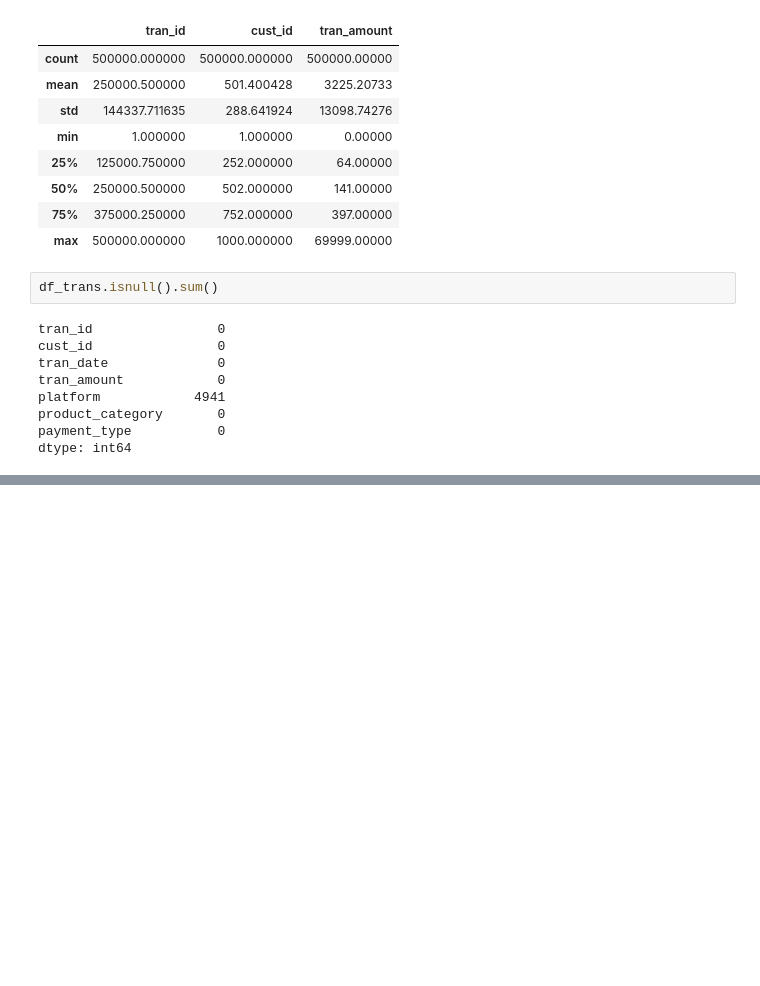
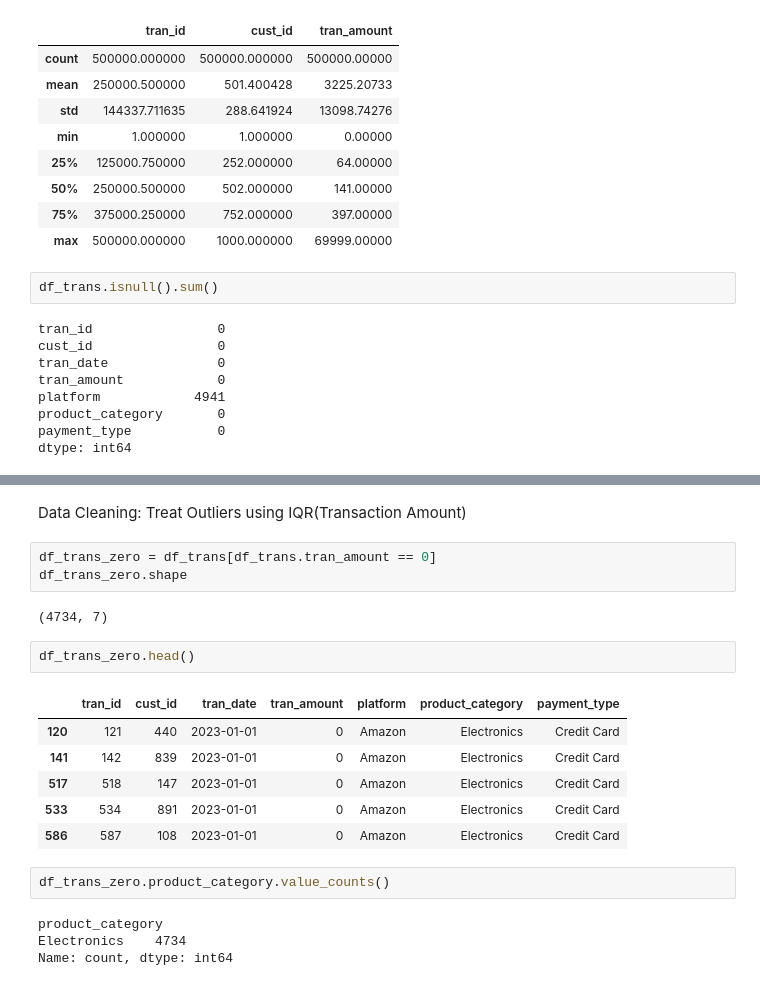
Before and after one commit to RawatXd/AtliQo-Bank-Project, a Jupyter notebook: main.ipynb, the cells around one changed output, grey strips where cells are left out. Saved outputs shown, nothing was run; the diff lists cells and outputs as text; blank space fills up the shorter version.

```diff
--- a/main.ipynb
+++ b/main.ipynb
@@ -712,0 +763,22 @@ dtype: int64
+# %% [markdown]
+Data Cleaning: Treat Outliers using IQR(Transaction Amount)
+# %%
+df_trans_zero = df_trans[df_trans.tran_amount == 0]
+df_trans_zero.shape
+# %% [output]
+(4734, 7)
+# %%
+df_trans_zero.head()
+# %% [output]
+|  | tran_id | cust_id | tran_date | tran_amount | platform | product_category | payment_type |
+| 120 | 121 | 440 | 2023-01-01 | 0 | Amazon | Electronics | Credit Card |
+| 141 | 142 | 839 | 2023-01-01 | 0 | Amazon | Electronics | Credit Card |
+| 517 | 518 | 147 | 2023-01-01 | 0 | Amazon | Electronics | Credit Card |
+| 533 | 534 | 891 | 2023-01-01 | 0 | Amazon | Electronics | Credit Card |
+| 586 | 587 | 108 | 2023-01-01 | 0 | Amazon | Electronics | Credit Card |
+# %%
+df_trans_zero.product_category.value_counts()
+# %% [output]
+product_category
+Electronics    4734
+Name: count, dtype: int64
```
Also changed, not shown: parts of 6 cells of this notebook.
